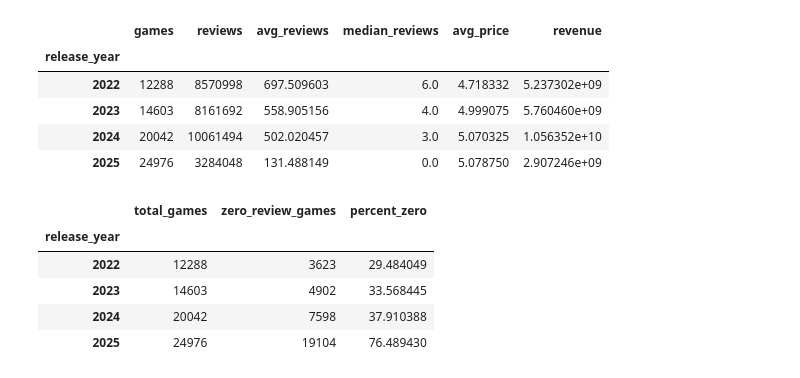
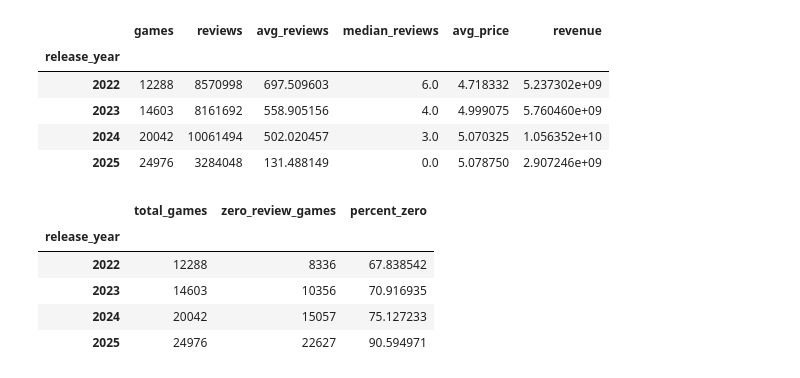
Before and after one commit to IRCSS/Steam-Data-Analyzer, a Jupyter notebook: notebooks/games_chart.ipynb, the cells around one changed output. Drawn from its saved outputs; the diff is of its cells as text; code cells hidden in the pictures.

```diff
--- a/notebooks/games_chart.ipynb
+++ b/notebooks/games_chart.ipynb
@@ -474,7 +474,7 @@ from pathlib import Path
 REVIEW_MULTIPLIER = 45
 
 # Years to include
-START_YEAR = 2022
+START_YEAR = 2010
 END_YEAR = 2025
 
 # Number of tags retained per year
@@ -1009,27 +1009,27 @@ summary
 # %%
 zero_review_games = (
     games_revenue
     .assign(
         total_reviews=lambda d: d["positive"] + d["negative"]
     )
     .groupby("release_year")
     .agg(
         total_games=("appid", "count"),
-        zero_review_games=("total_reviews", lambda x: (x == 0).sum())
+        zero_review_games=("total_reviews", lambda x: (x < 20).sum())
     )
 )
 
 zero_review_games["percent_zero"] = (
     zero_review_games["zero_review_games"]
     / zero_review_games["total_games"]
     * 100
 )
 
 zero_review_games
 # %% [output]
 |  | total_games | zero_review_games | percent_zero |
 | release_year |  |  |  |
-| 2022 | 12288 | 3623 | 29.484049 |
-| 2023 | 14603 | 4902 | 33.568445 |
-| 2024 | 20042 | 7598 | 37.910388 |
-| 2025 | 24976 | 19104 | 76.489430 |
+| 2022 | 12288 | 8336 | 67.838542 |
+| 2023 | 14603 | 10356 | 70.916935 |
+| 2024 | 20042 | 15057 | 75.127233 |
+| 2025 | 24976 | 22627 | 90.594971 |
```
Also changed, not shown: parts of 12 cells of this notebook, 1 other file.
